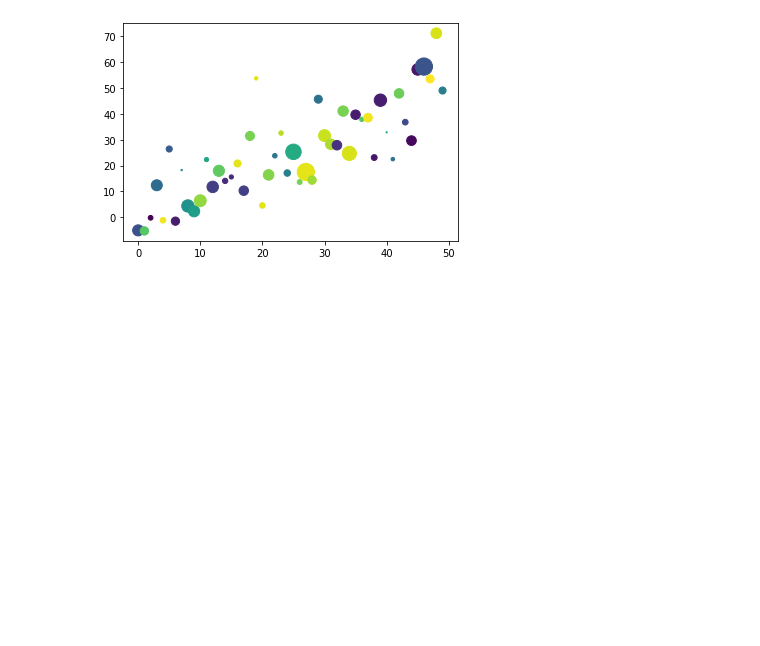
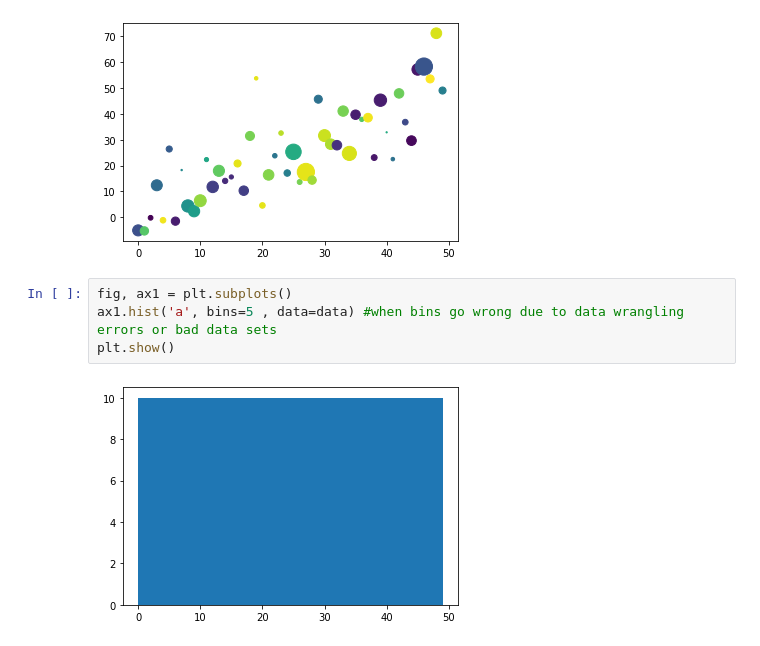
Before and after one commit to henrymos/githublesson, a Jupyter notebook: visdata.ipynb, the cells around one changed output. Cells and saved outputs as stored; diff of their text form; blank space fills up the shorter version.

```diff
--- a/visdata.ipynb
+++ b/visdata.ipynb
@@ -137,3 +139,9 @@ ax.scatter('a','b', c='c', s='d', data=data, )
 # %% [output]
 <matplotlib.collections.PathCollection at 0x...>
 [figure]
+# %%
+fig, ax1 = plt.subplots()
+ax1.hist('a', bins=5 , data=data) #when bins go wrong due to data wrangling errors or bad data sets
+plt.show()
+# %% [output]
+[figure, added]
```
Also changed, not shown: parts of 7 cells of this notebook.
